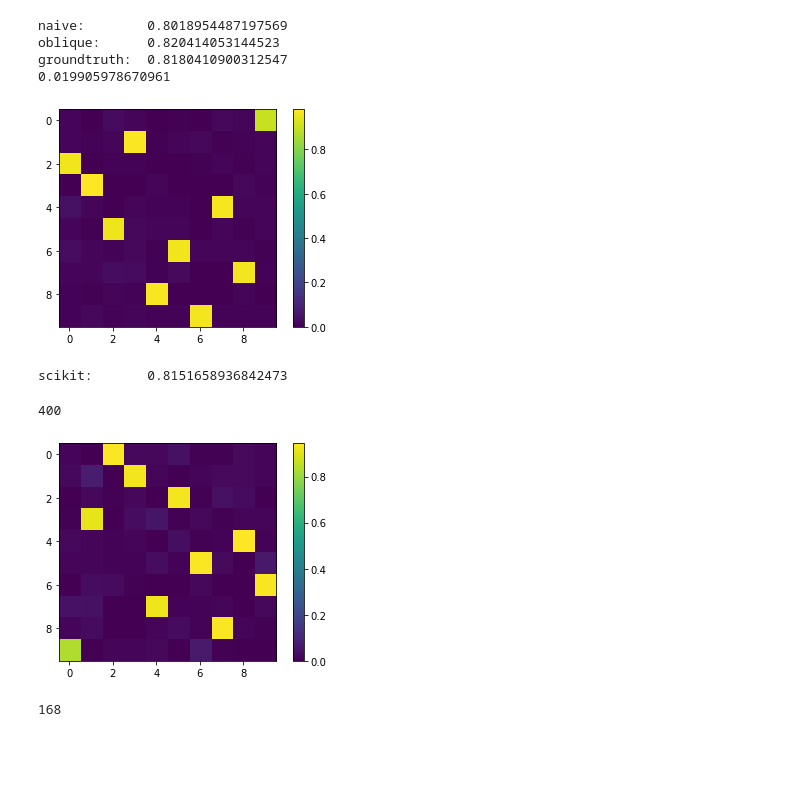
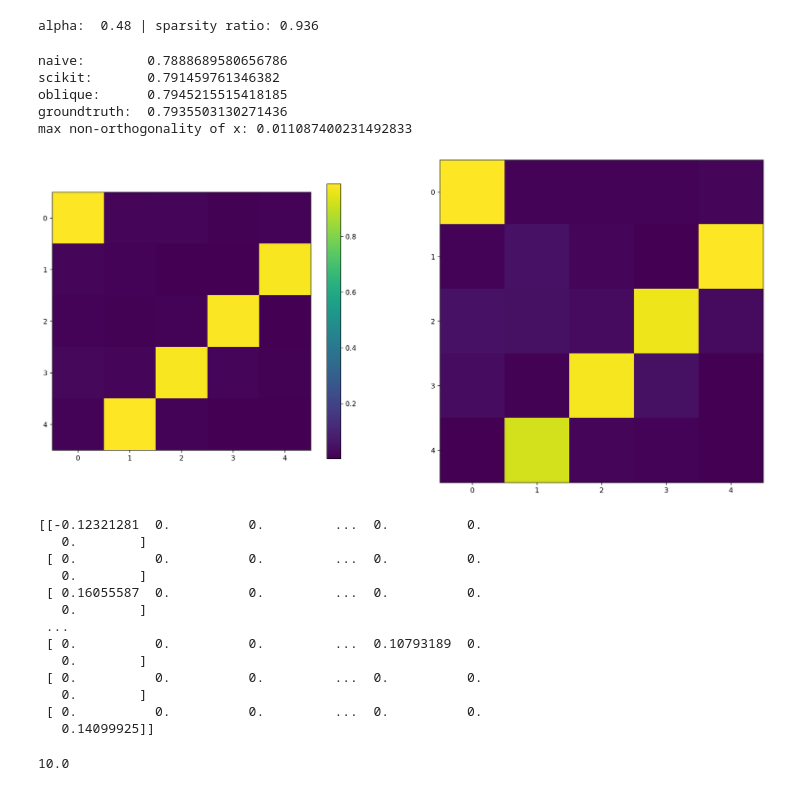
Before and after one commit to simonvary/pynopt, a Jupyter notebook: test_oblique_relax.ipynb, the cells around one changed output. Saved outputs shown, nothing was run; the diff lists cells and outputs as text; code cells hidden in the pictures; blank space fills up the shorter version.

```diff
--- a/test_oblique_relax.ipynb
+++ b/test_oblique_relax.ipynb
@@ -55,10 +50,12 @@ problem.objective(q0)
 # %%
-HTr = Rank(r)
+HTr = FixedRank(r)
 subspaces,_ = HTr.project(A._matrix)
-HTso = SparseOblique(s)
+HTso = SparseOblique(struct_s)
 _, x0 = HTso.project_quasi(subspaces[1])
+# %%
+solver_lf = LandingField(logverbosity = 2, maxiter = 10000)
+solver_ospca = ObliqueSPCA(logverbosity = 2, maxiter = 10000)
 # %%
-solver = ObliqueSPCA(logverbosity = 2, maxiter = 10000)
-subspace, x, opt_log = solver.solve(problem=problem, lam=lam, x=x0)
+subspace, x, opt_log = solver_ospca.solve(problem=problem, lam=lam, x=x0)
 # %% [output]
  iter              obj. value       grad. norm
@@ -86,16 +83,30 @@ plt.semilogy(opt_log['iterations']['fx'])
+# %%
+alpha_scikit = 0.48
+transformer = SparsePCA(n_components=r, random_state=0, alpha = alpha_scikit)
+transformer.fit(A._matrix)
+x_scikit = transformer.components_.T
+print('alpha: ', alpha_scikit, '| sparsity ratio:', np.count_nonzero(x_scikit)/s)
+# %% [output]
+alpha:  0.48 | sparsity ratio: 0.936
 # %%
 print('naive:       ', 1 - problem.objective(x0) / (2*np.linalg.norm(A._matrix,'fro')**2))
+print('scikit:      ', 1 - problem.objective(x_scikit) / (2*np.linalg.norm(A._matrix,'fro')**2))
 print('oblique:     ', 1 - problem.objective(x) / (2*np.linalg.norm(A._matrix,'fro')**2))
 print('groundtruth: ', 1 - problem.objective(q0) / (2*np.linalg.norm(A._matrix,'fro')**2))
 if r == 1:
     print(np.linalg.norm( (q0.T @ x) * x - q0))
 else:
-    plt.imshow(np.abs(q0.T @ x))
-    plt.colorbar()
-    print(1-np.max(np.abs(q0.T @ x)))
+    fig, axs = plt.subplots(1,2)
+    fig.set_size_inches(18.5, 10.5)
+    fig.set_dpi(240)
+    im1=axs[0].imshow(np.abs(q0.T @ x))
+    im2=axs[1].imshow(np.abs(x_scikit.T @ q0))
+    fig.colorbar(im1, ax = axs[0], shrink=.7)
+    print('max non-orthogonality of x:', np.max(np.abs(np.eye(r,r) - x.T @ x)))
 # %% [output]
-naive:        0.8018954487197569
-oblique:      0.820414053144523
-groundtruth:  0.8180410900312547
-0.019905978670961
+naive:        0.7888689580656786
+scikit:       0.791459761346382
+oblique:      0.7945215515418185
+groundtruth:  0.7935503130271436
+max non-orthogonality of x: 0.011087400231492833
-[figure, old version]
+[figure, new version]
@@ -107,13 +113,20 @@ x_scikit = transformer.components_.T
-# %%
-print('scikit:      ', 1 - problem.objective(x_scikit) / (2*np.linalg.norm(A._matrix,'fro')**2))
-plt.imshow(np.abs(x_scikit.T @ q0))
-plt.colorbar()
-np.count_nonzero(x_scikit)
-# %% [output]
-scikit:       0.8151658936842473
-400
-[figure, removed]
+# %%
+print(q0)
+# %% [output]
+[[-0.12321281  0.          0.         ...  0.          0.
+   0.        ]
+ [ 0.          0.          0.         ...  0.          0.
+   0.        ]
+ [ 0.16055587  0.          0.         ...  0.          0.
+   0.        ]
+ ...
+ [ 0.          0.          0.         ...  0.10793189  0.
+   0.        ]
+ [ 0.          0.          0.         ...  0.          0.
+   0.        ]
+ [ 0.          0.          0.         ...  0.          0.
+   0.14099925]]
 # %%
-s
+s/r
 # %% [output]
-168
+10.0
```
Also changed, not shown: parts of 7 cells of this notebook, 8 other files.
